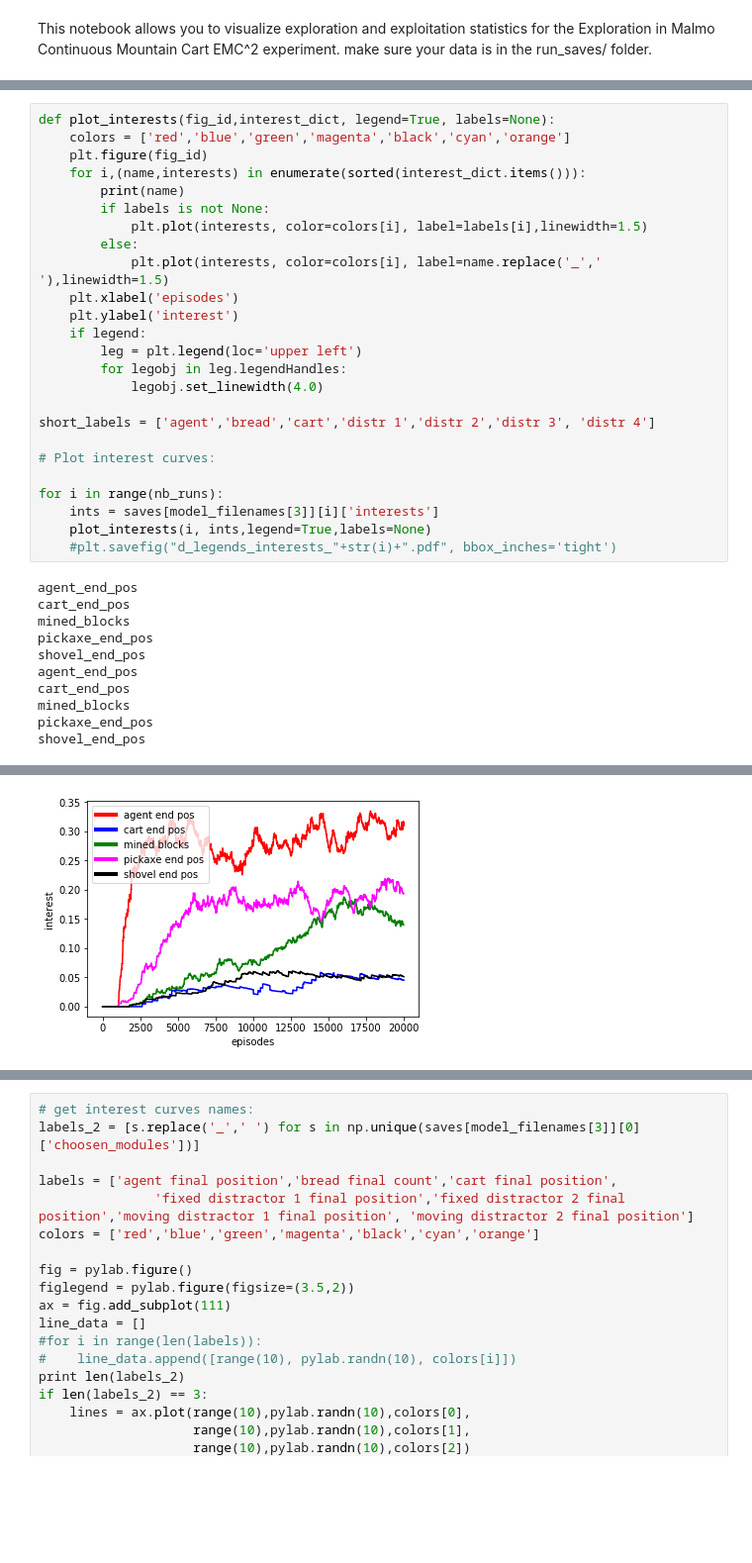
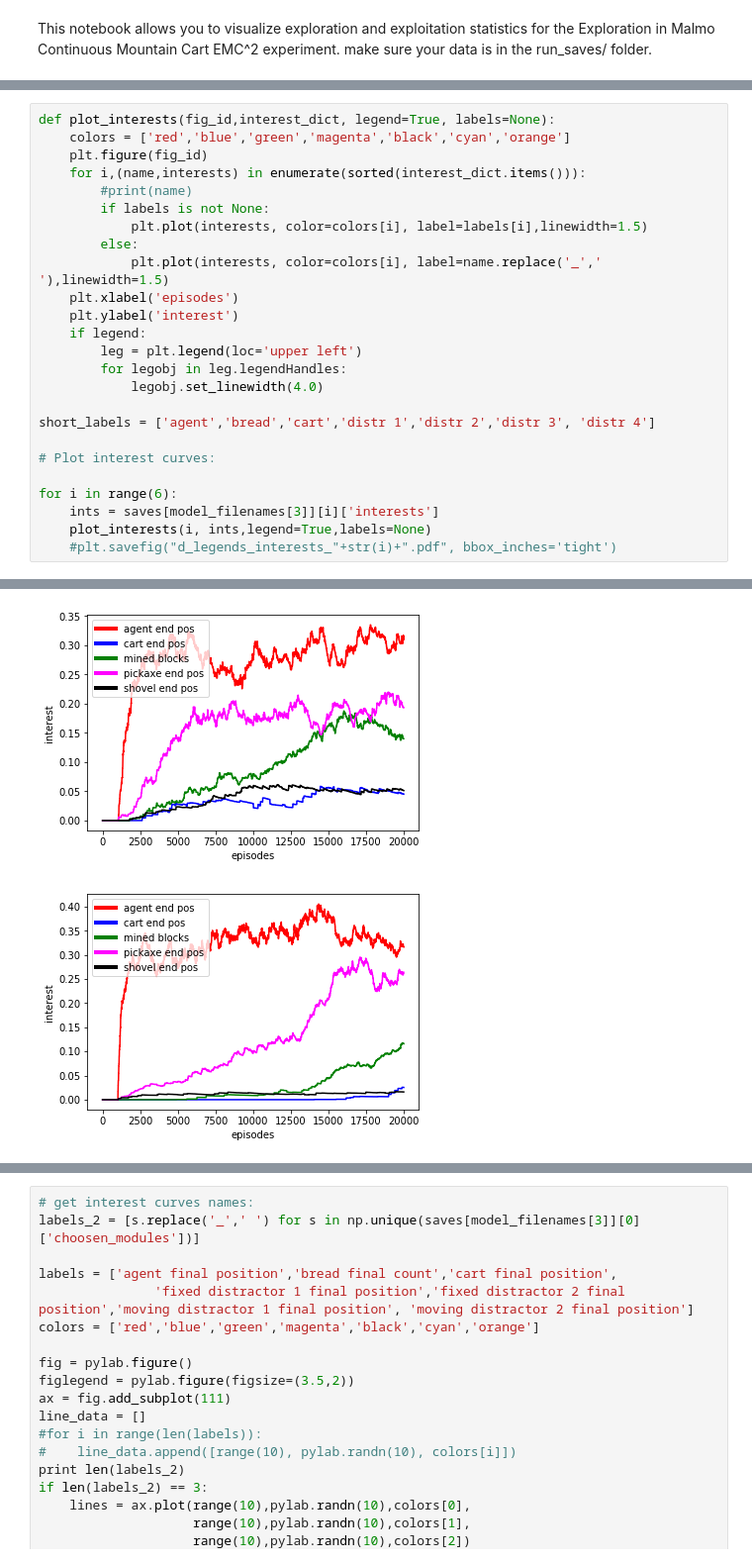
Before and after one commit to rPortelas/malmo_mountain_cart, a Jupyter notebook: data_visualization_emmc.ipynb, the cells around one changed output, grey strips where cells are left out. Shown at 99% size. Cells and saved outputs as stored; diff of their text form; blank space fills up the shorter version.

```diff
--- a/data_visualization_emmc.ipynb
+++ b/data_visualization_emmc.ipynb
@@ -374,38 +477,29 @@ bread
 # %%
 def plot_interests(fig_id,interest_dict, legend=True, labels=None):
     colors = ['red','blue','green','magenta','black','cyan','orange']
     plt.figure(fig_id)
     for i,(name,interests) in enumerate(sorted(interest_dict.items())):
-        print(name)
+        #print(name)
         if labels is not None:
             plt.plot(interests, color=colors[i], label=labels[i],linewidth=1.5)
         else:
             plt.plot(interests, color=colors[i], label=name.replace('_',' '),linewidth=1.5)
     plt.xlabel('episodes')
     plt.ylabel('interest')
     if legend:
         leg = plt.legend(loc='upper left')
         for legobj in leg.legendHandles:
             legobj.set_linewidth(4.0)
 
 short_labels = ['agent','bread','cart','distr 1','distr 2','distr 3', 'distr 4']
 
 # Plot interest curves:
 
-for i in range(nb_runs):
+for i in range(6):
     ints = saves[model_filenames[3]][i]['interests']
     plot_interests(i, ints,legend=True,labels=None)
     #plt.savefig("d_legends_interests_"+str(i)+".pdf", bbox_inches='tight')
 # %% [output]
-agent_end_pos
-cart_end_pos
-mined_blocks
-pickaxe_end_pos
-shovel_end_pos
-agent_end_pos
-cart_end_pos
-mined_blocks
-pickaxe_end_pos
-shovel_end_pos
 [figure]
 [figure]
+[figure, added]
```
Also changed, not shown: parts of 11 cells of this notebook, 1 other file.
